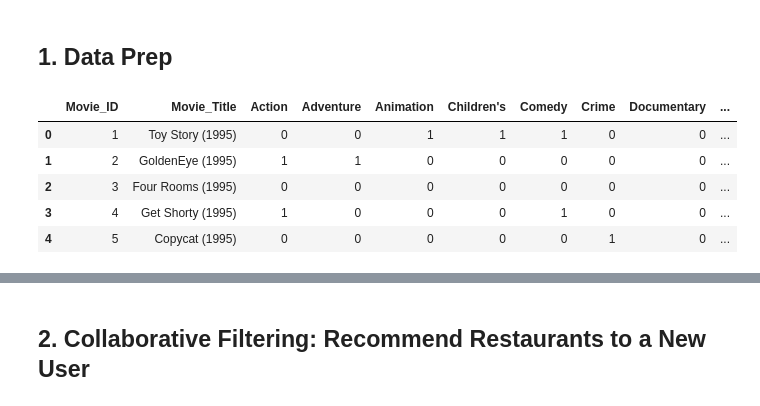
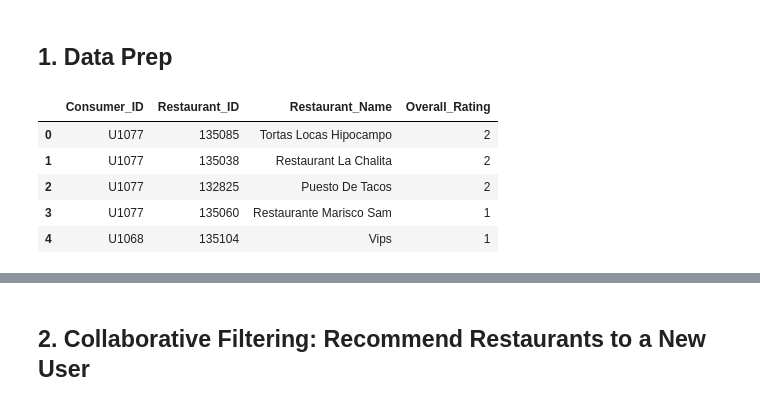
Before and after one commit to Camiloesp/PythonDataScience_UnsupervisedML, a Jupyter notebook: Course Assignment Notebooks/section09_recommender_project.ipynb, the cells around one changed output, grey strips where cells are left out. Drawn from its saved outputs; the diff is of its cells as text; code cells hidden in the pictures.

```diff
--- a/Course Assignment Notebooks/section09_recommender_project.ipynb
+++ b/Course Assignment Notebooks/section09_recommender_project.ipynb
@@ -4,12 +17,16 @@
 ## 1. Data Prep
 # %%
 # import the restaurant ratings data (first tab of spreadsheet)
+import pandas as pd
+
+restaurant_ratings = pd.read_excel('../Data/Restaurant_Ratings.xlsx')
+restaurant_ratings.head()
 # %% [output]
-|  | Movie_ID | Movie_Title | Action | Adventure | Animation | Children's | Comedy | Crime | Documentary | ... |
-| 0 | 1 | Toy Story (1995) | 0 | 0 | 1 | 1 | 1 | 0 | 0 | ... |
-| 1 | 2 | GoldenEye (1995) | 1 | 1 | 0 | 0 | 0 | 0 | 0 | ... |
-| 2 | 3 | Four Rooms (1995) | 0 | 0 | 0 | 0 | 0 | 0 | 0 | ... |
-| 3 | 4 | Get Shorty (1995) | 1 | 0 | 0 | 0 | 1 | 0 | 0 | ... |
-| 4 | 5 | Copycat (1995) | 0 | 0 | 0 | 0 | 0 | 1 | 0 | ... |
+|  | Consumer_ID | Restaurant_ID | Restaurant_Name | Overall_Rating |
+| 0 | U1077 | 135085 | Tortas Locas Hipocampo | 2 |
+| 1 | U1077 | 135038 | Restaurant La Chalita | 2 |
+| 2 | U1077 | 132825 | Puesto De Tacos | 2 |
+| 3 | U1077 | 135060 | Restaurante Marisco Sam | 1 |
+| 4 | U1068 | 135104 | Vips | 1 |
 # %%
 # view the range of the ratings
```
Also changed, not shown: parts of 35 cells of this notebook.
